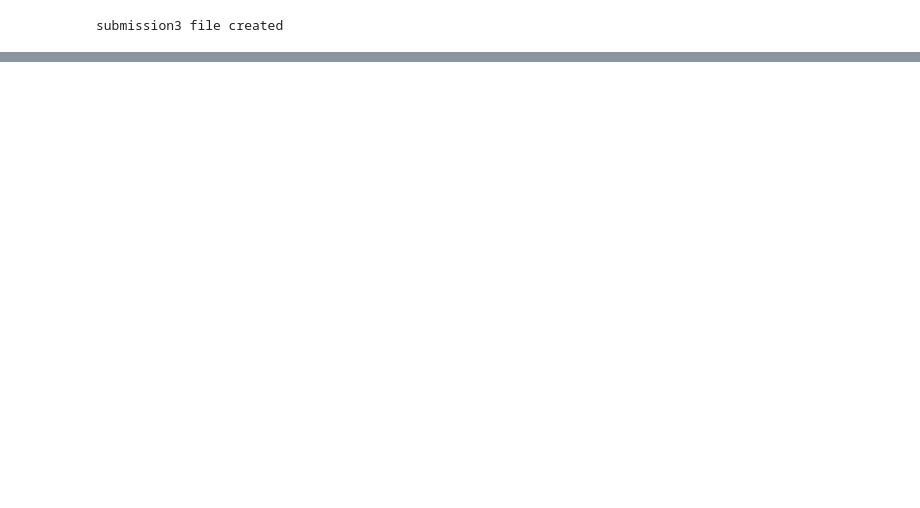
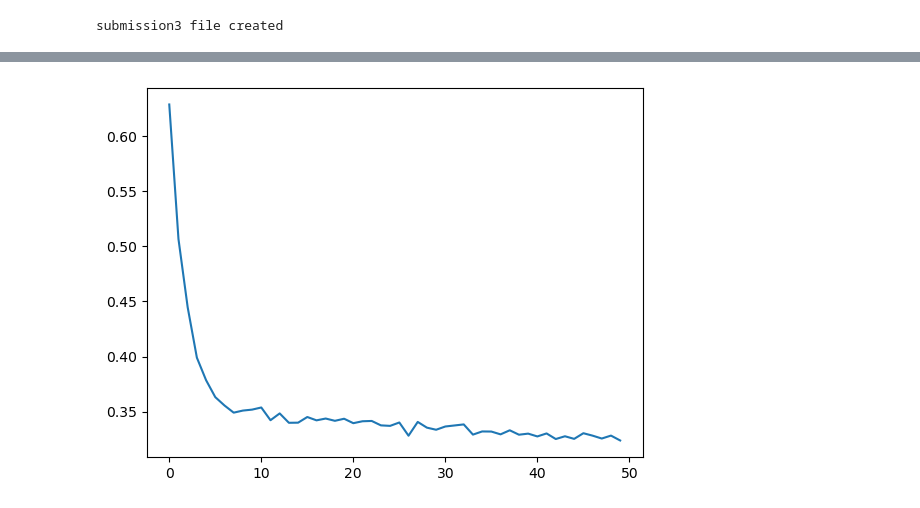
Before and after one commit to Jaggi0504/Kaggle-Rainfall-Prediction, a Jupyter notebook: rain-prediction.ipynb, the cells around one changed output, grey strips where cells are left out. Cells and saved outputs as stored; diff of their text form; code cells hidden in the pictures; blank space fills up the shorter version.

```diff
--- a/rain-prediction.ipynb
+++ b/rain-prediction.ipynb
@@ -298,0 +310,15 @@ submission3 file created
+# %%
+model = Sequential([
+    Dense(32, activation='relu', input_shape=(10,)),  # Input layer (10 features)
+    Dense(16, activation='relu'),  # Hidden layer
+    Dropout(0.2),  # Dropout for regularization
+    Dense(8, activation='relu'),  # Another hidden layer
+    Dense(1, activation='sigmoid')  # Output layer (binary classification)
+])
+# %%
+model.compile(optimizer=Adam(learning_rate=0.001),
+              loss='binary_crossentropy',
+              metrics=['accuracy'])
+
+# Model summary
+model.summary()
@@ -298,0 +347,6 @@ submission3 file created
+# %%
+history = model.fit(X_train, y_train,
+                    epochs=50,
+                    batch_size=32,
+                    validation_data=(X_test, y_test),
+                    verbose=1)
@@ -298,0 +377,5 @@ submission3 file created
+# %%
+plt.plot(history.history['loss'])
+plt.show()
+# %% [output]
+[figure, added]
```
Also changed, not shown: parts of 14 cells of this notebook, 4 other files.
